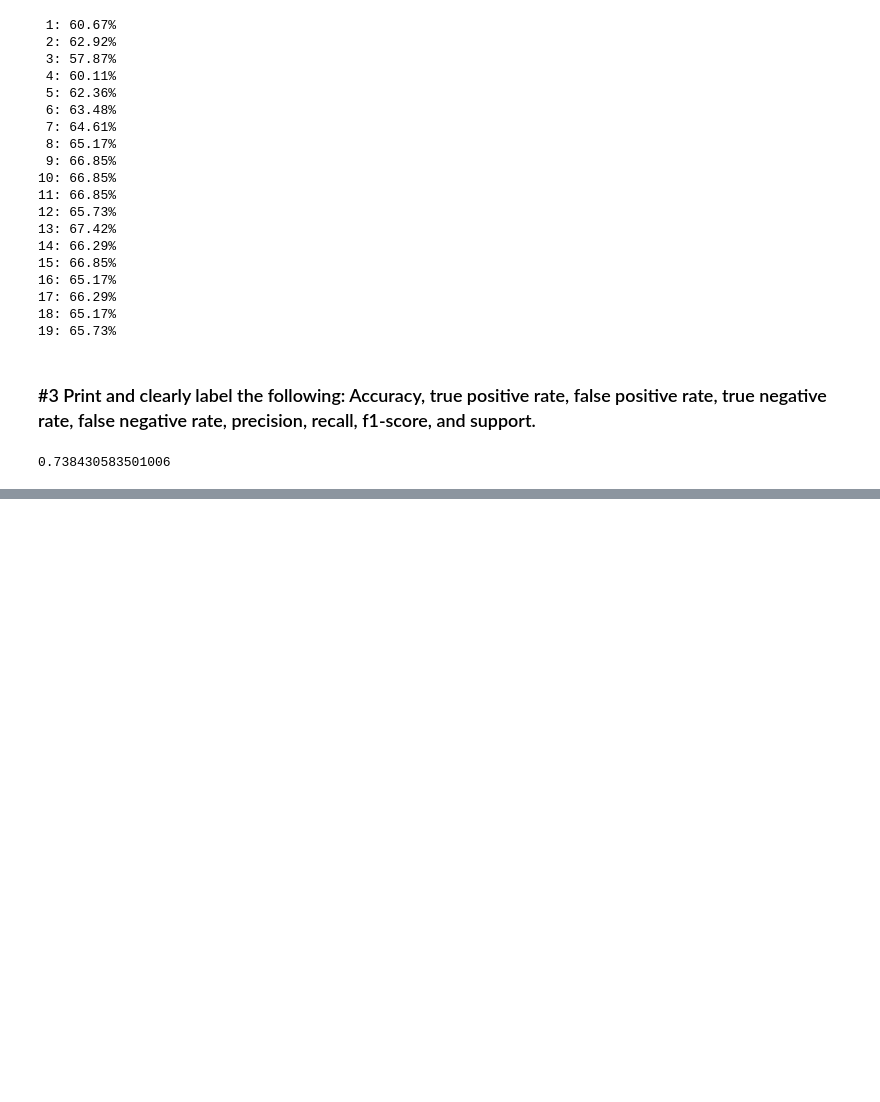
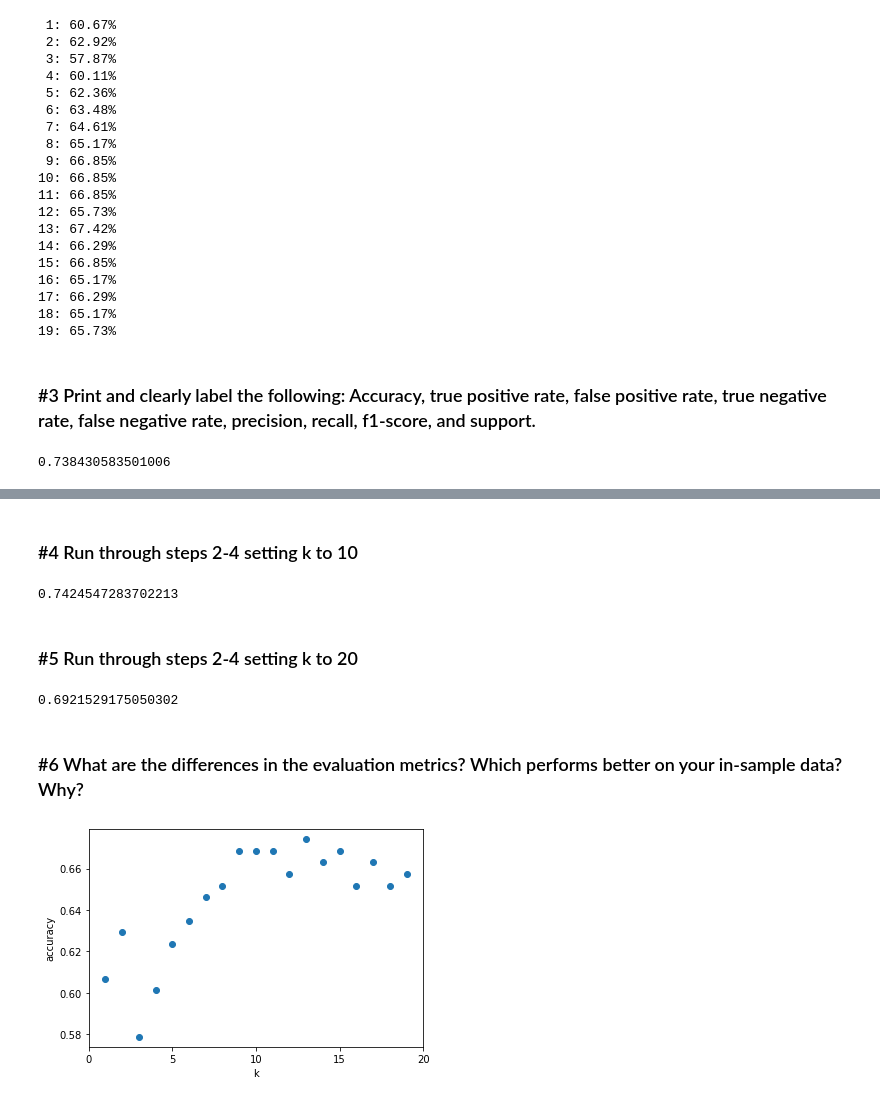
Before and after one commit to natasharivers/Classifications, a Jupyter notebook: model.ipynb, the cells around one changed output, grey strips where cells are left out. Drawn from its saved outputs; the diff is of its cells as text; code cells hidden in the pictures; blank space fills up the shorter version.

```diff
--- a/model.ipynb
+++ b/model.ipynb
@@ -554,0 +576,44 @@ NameError: name 'confusion_matrix' is not defined
+# %% [markdown]
+### #4 Run through steps 2-4 setting k to 10
+# %%
+#create the thing
+knn2 = KNeighborsClassifier(n_neighbors=10)
+
+#fit the thing
+knn2.fit(X_train, y_train)
+
+#score the thing
+knn2.score(X_train, y_train)
+# %% [output]
+0.7424547283702213
+# %% [markdown]
+### #5 Run through steps 2-4 setting k to 20
+# %%
+#create the thing
+knn3 = KNeighborsClassifier(n_neighbors=20)
+
+#fit the thing
+knn3.fit(X_train, y_train)
+
+#score the thing
+knn3.score(X_train, y_train)
+# %% [output]
+0.6921529175050302
+# %% [markdown]
+### #6 What are the differences in the evaluation metrics? Which performs better on your in-sample data? Why?
+# %%
+import matplotlib.pyplot as plt
+k_range = range(1, 20)
+scores = []
+for k in k_range:
+    knn = KNeighborsClassifier(n_neighbors = k)
+    knn.fit(X_train, y_train)
+    scores.append(knn.score(X_test, y_test))
+plt.figure()
+plt.xlabel('k')
+plt.ylabel('accuracy')
+plt.scatter(k_range, scores)
+plt.xticks([0,5,10,15,20])
+plt.show()
+# %% [output]
+[figure, added]
```
Also changed, not shown: parts of 5 cells of this notebook.
